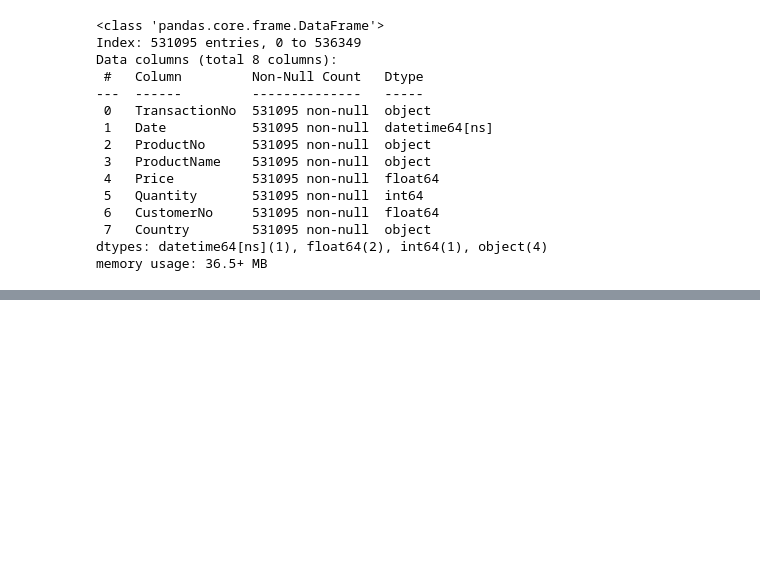
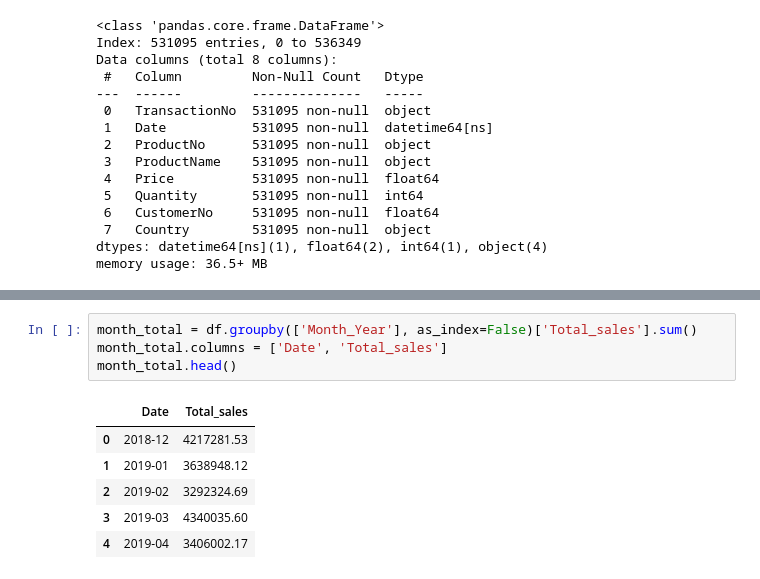
Before and after one commit to Oluyomy/Transforming_e-commerce_transactions, a Jupyter notebook: transactions.ipynb, the cells around one changed output, grey strips where cells are left out. Saved outputs shown, nothing was run; the diff lists cells and outputs as text; blank space fills up the shorter version.

```diff
--- a/transactions.ipynb
+++ b/transactions.ipynb
@@ -174,0 +188,11 @@ memory usage: 36.5+ MB
+# %%
+month_total = df.groupby(['Month_Year'], as_index=False)['Total_sales'].sum()
+month_total.columns = ['Date', 'Total_sales']
+month_total.head()
+# %% [output]
+|  | Date | Total_sales |
+| 0 | 2018-12 | 4217281.53 |
+| 1 | 2019-01 | 3638948.12 |
+| 2 | 2019-02 | 3292324.69 |
+| 3 | 2019-03 | 4340035.60 |
+| 4 | 2019-04 | 3406002.17 |
```
Also changed, not shown: parts of 2 cells of this notebook.
